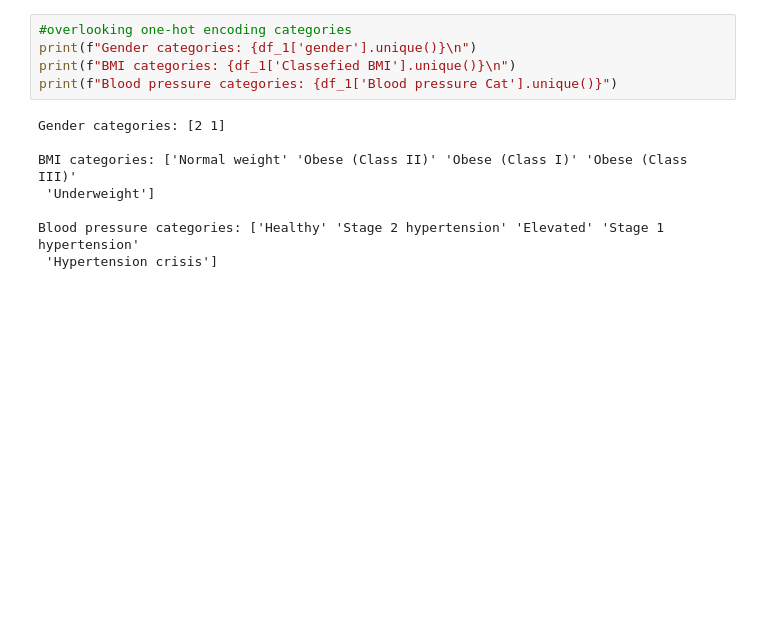
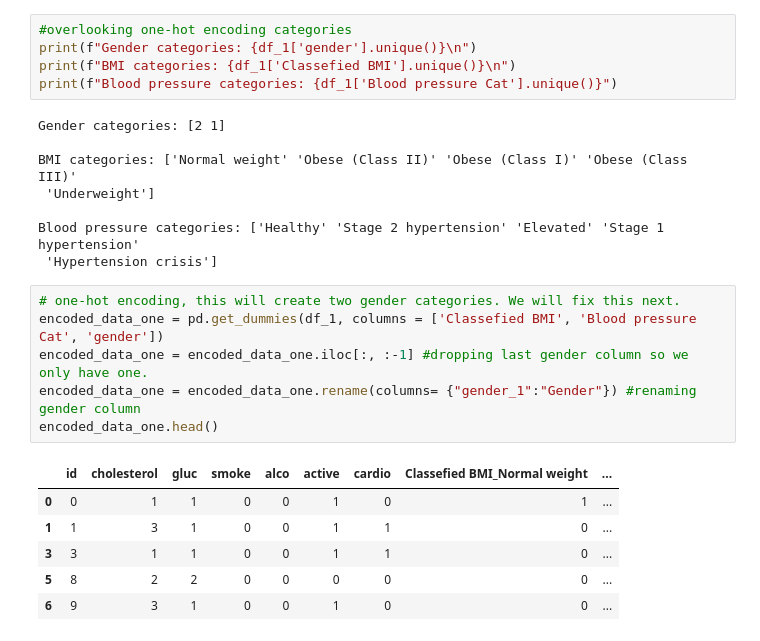
Before and after one commit to SauronGunnars/Machine-learning-Sara-Gunnars, a Jupyter notebook: Lab/disease_prediction.ipynb, the cells around one changed output. Drawn from its saved outputs; the diff is of its cells as text; blank space fills up the shorter version.

Commit message:
df_1 one-hot encoding

```diff
--- a/Lab/disease_prediction.ipynb
+++ b/Lab/disease_prediction.ipynb
@@ -470,3 +470,16 @@ BMI categories: ['Normal weight' 'Obese (Class II)' 'Obese (Class I)' 'Obese (Cl
 
 Blood pressure categories: ['Healthy' 'Stage 2 hypertension' 'Elevated' 'Stage 1 hypertension'
  'Hypertension crisis']
+# %%
+# one-hot encoding, this will create two gender categories. We will fix this next.
+encoded_data_one = pd.get_dummies(df_1, columns = ['Classefied BMI', 'Blood pressure Cat', 'gender'])
+encoded_data_one = encoded_data_one.iloc[:, :-1] #dropping last gender column so we only have one.
+encoded_data_one = encoded_data_one.rename(columns= {"gender_1":"Gender"}) #renaming gender column
+encoded_data_one.head()
+# %% [output]
+|  | id | cholesterol | gluc | smoke | alco | active | cardio | Classefied BMI_Normal weight | ... |
+| 0 | 0 | 1 | 1 | 0 | 0 | 1 | 0 | 1 | ... |
+| 1 | 1 | 3 | 1 | 0 | 0 | 1 | 1 | 0 | ... |
+| 3 | 3 | 1 | 1 | 0 | 0 | 1 | 1 | 0 | ... |
+| 5 | 8 | 2 | 2 | 0 | 0 | 0 | 0 | 0 | ... |
+| 6 | 9 | 3 | 1 | 0 | 0 | 1 | 0 | 0 | ... |
```
